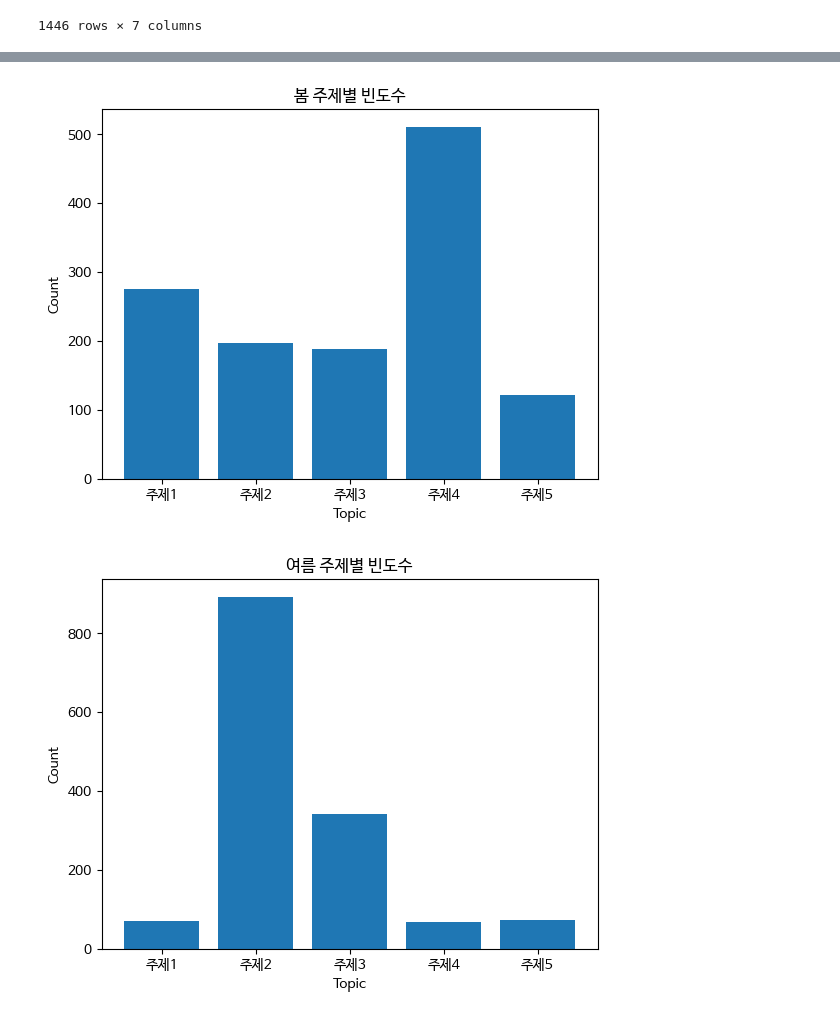
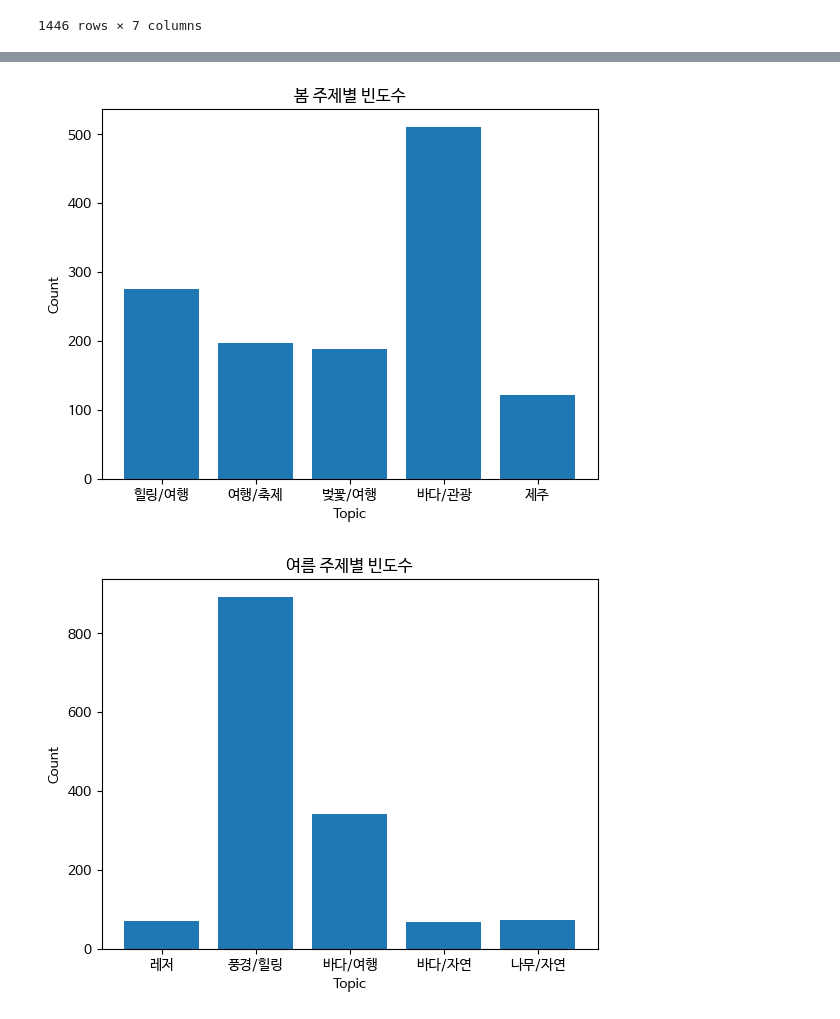
Before and after one commit to nohjuhyeon/AI_LKJ_hubs_fastapi, a Jupyter notebook: data_analysis/sc_topic.ipynb, the cells around one changed output, grey strips where cells are left out. Saved outputs shown, nothing was run; the diff lists cells and outputs as text; code cells hidden in the pictures.

```diff
--- a/data_analysis/sc_topic.ipynb
+++ b/data_analysis/sc_topic.ipynb
@@ -511,18 +511,18 @@ df_topics_winter
 | 0 | 샘플 양으로 미러리스 거가대교 공포 내일 익산시 밖숲 발원 두륜산 | 미러리스 샘플 우양 공포 로그인 거가대교 발원 원효산 돈가스 소환 | 스페인 미러리스 거가대교 분당선 윤상 워킹홀리데이 샘플 수여... | 샘플 전공 둥지 공포 스페인 공연예술 내일 연장 일주동로 고압 | 샘플 공포 두륜산 꽃밭 소환 식물원 스페인 여름밤 미러리스 마사지 |
 | 1 | Topic0 | Topic1 | Topic2 | Topic3 | Topic4 |
 # %%
-x = ["주제1","주제2","주제3","주제4","주제5"]
+x = ["힐링/여행","여행/축제","벚꽃/여행","바다/관광","제주"]
 y = [spring_topic1,spring_topic2,spring_topic3,spring_topic4,spring_topic5]
 
 plt.bar(x, y)
 plt.xlabel('Topic')
 plt.ylabel('Count')
 plt.title('봄 주제별 빈도수')
 plt.show()
 # %% [output]
-[figure, old version]
+[figure, new version]
 # %%
-x = ["주제1","주제2","주제3","주제4","주제5"]
+x = ["레저","풍경/힐링","바다/여행","바다/자연","나무/자연"]
 y = [summer_topic1,summer_topic2,summer_topic3,summer_topic4,summer_topic5]
 
 plt.bar(x, y)
@@ -531,5 +531,5 @@ plt.ylabel('Count')
 plt.title('여름 주제별 빈도수')
 plt.show()
 # %% [output]
-[figure, old version]
+[figure, new version]
 # %%
```
Also changed, not shown: parts of 2 cells of this notebook, 1 other file.
